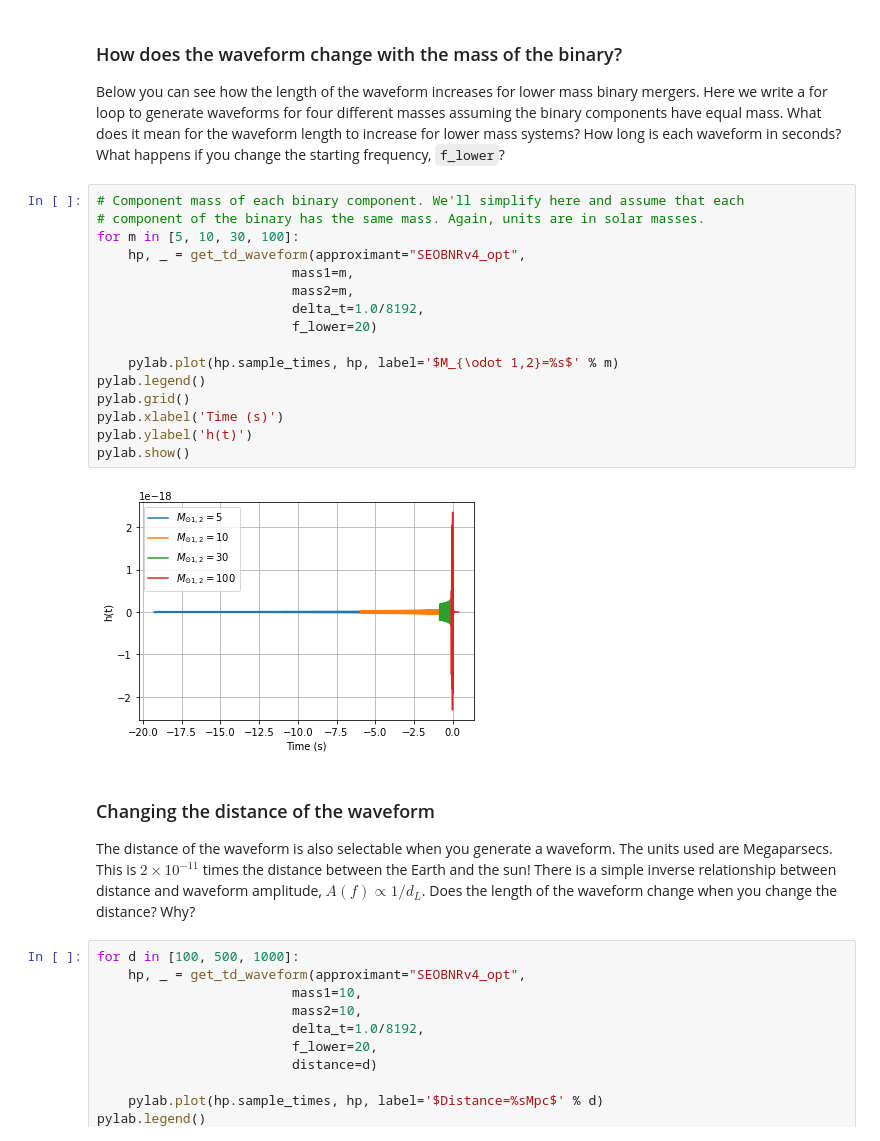
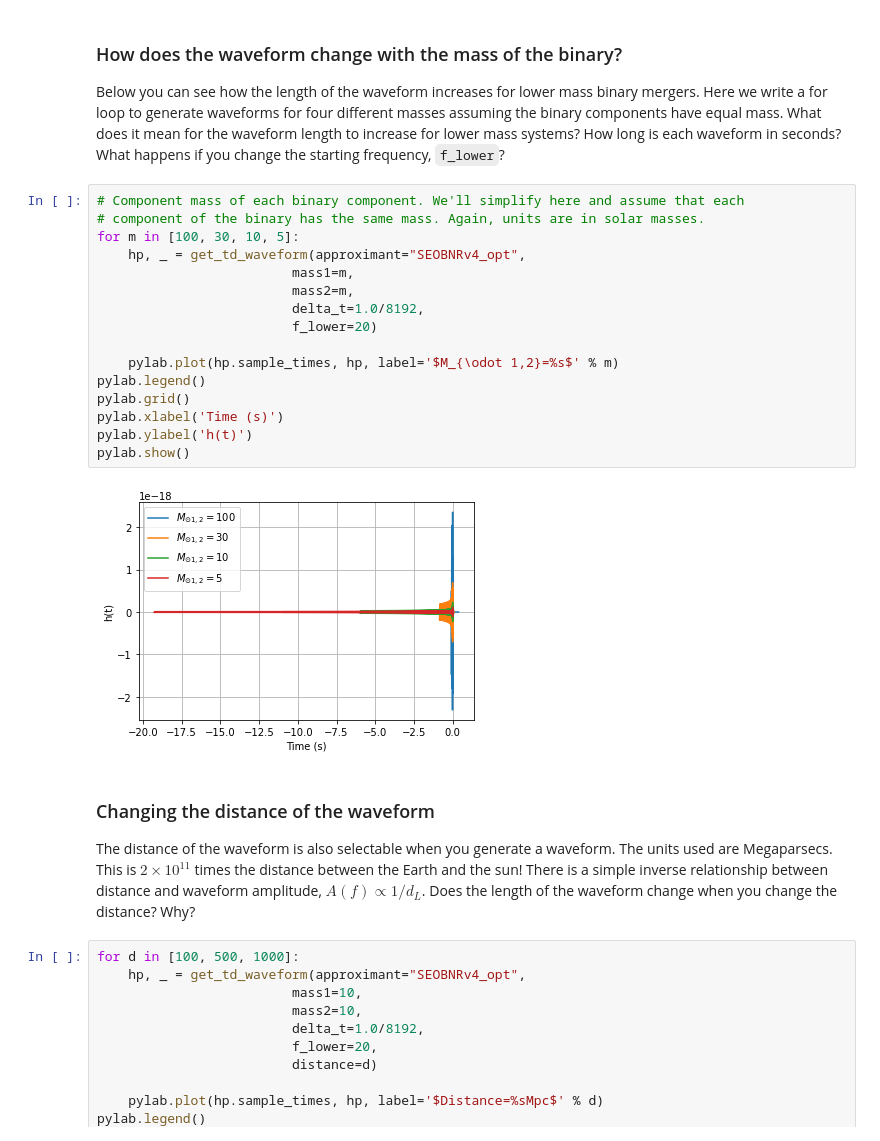
Before and after one commit to asb5468/warrior_scholars, a Jupyter notebook: gw_waveforms.ipynb, the cells around one changed output. Saved outputs shown, nothing was run; the diff lists cells and outputs as text.

Commit message:
Update waveforms notebook

```diff
--- a/gw_waveforms.ipynb
+++ b/gw_waveforms.ipynb
@@ -68,25 +68,25 @@ Below you can see how the length of the waveform increases for lower mass binary
 # %%
 # Component mass of each binary component. We'll simplify here and assume that each
 # component of the binary has the same mass. Again, units are in solar masses.
-for m in [5, 10, 30, 100]:
+for m in [100, 30, 10, 5]:
     hp, _ = get_td_waveform(approximant="SEOBNRv4_opt",
                          mass1=m,
                          mass2=m,
                          delta_t=1.0/8192,
                          f_lower=20)
 
     pylab.plot(hp.sample_times, hp, label='$M_{\odot 1,2}=%s$' % m)
 pylab.legend()
 pylab.grid()
 pylab.xlabel('Time (s)')
 pylab.ylabel('h(t)')
 pylab.show()
 # %% [output]
-[figure, old version]
+[figure, new version]
 # %% [markdown]
 ### Changing the distance of the waveform
 
-The distance of the waveform is also selectable when you generate a waveform. The units used are Megaparsecs. This is $2\times 10^{-11}$ times the distance between the Earth and the sun! There is a simple inverse relationship between distance and waveform amplitude, $A(f) \propto 1/d_{L}$. Does the length of the waveform change when you change the distance? Why?
+The distance of the waveform is also selectable when you generate a waveform. The units used are Megaparsecs. This is $2\times 10^{11}$ times the distance between the Earth and the sun! There is a simple inverse relationship between distance and waveform amplitude, $A(f) \propto 1/d_{L}$. Does the length of the waveform change when you change the distance? Why?
 # %%
 for d in [100, 500, 1000]:
     hp, _ = get_td_waveform(approximant="SEOBNRv4_opt",
```
Also changed, not shown: parts of 2 cells of this notebook, 1 other file.
